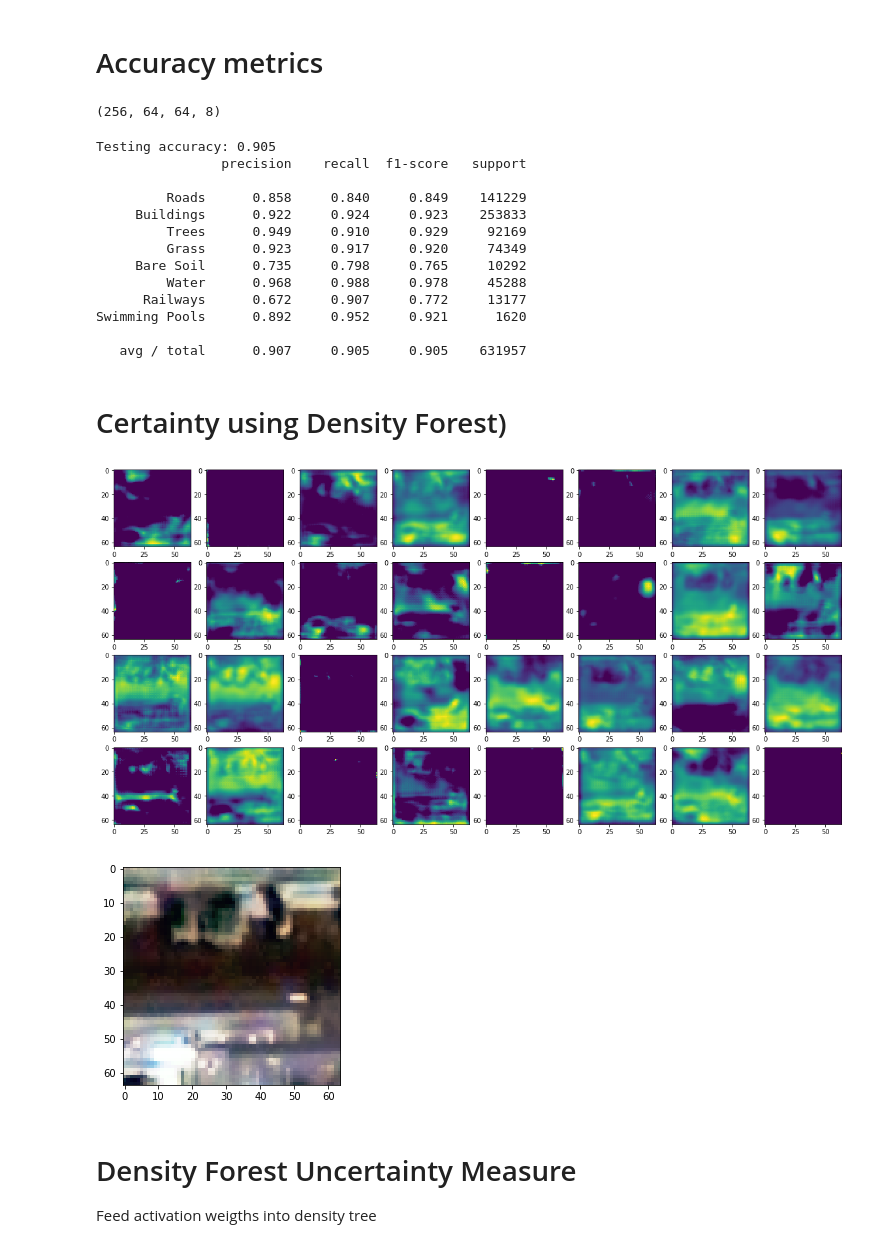
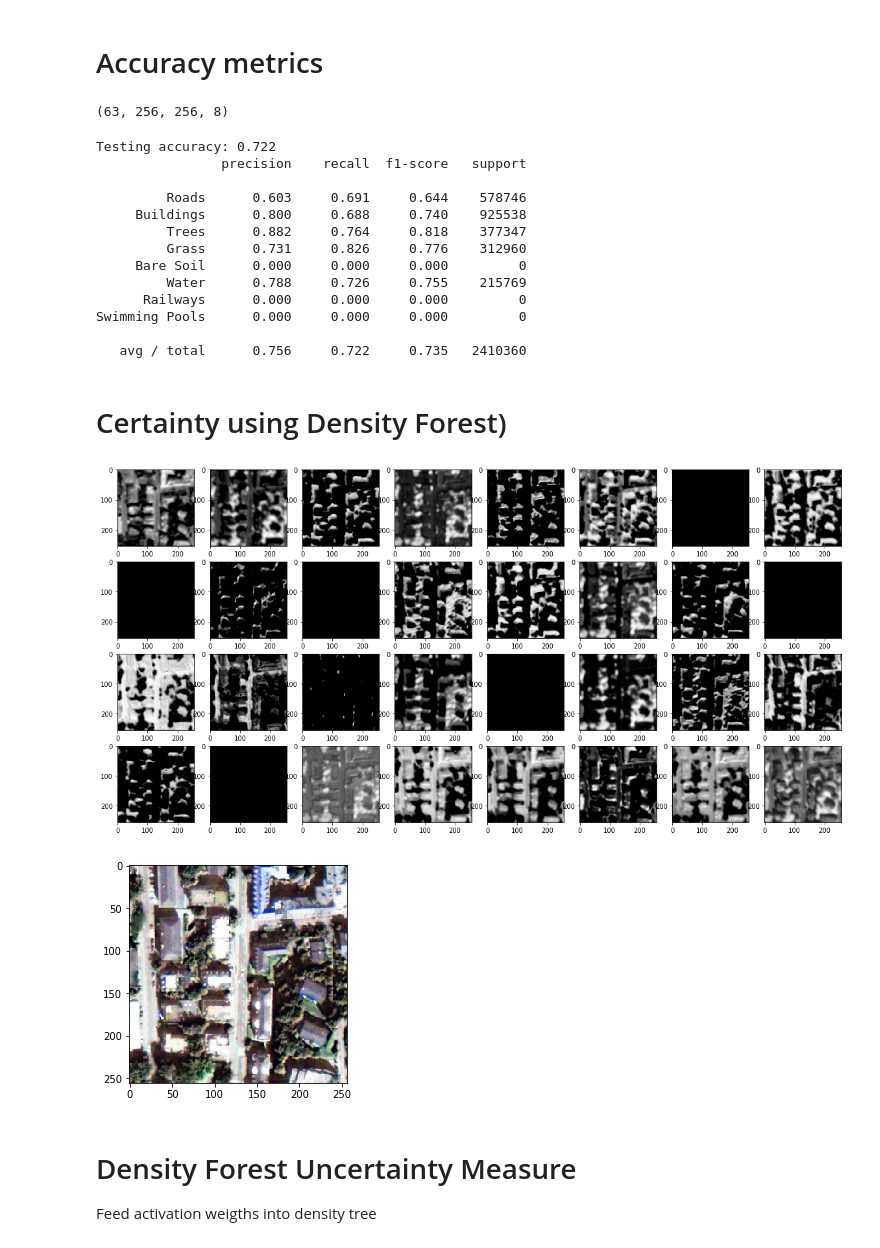
Before and after one commit to CyrilWendl/SIE-Master, a Jupyter notebook: Zurich/Zurich Land Cover Classification.ipynb, the cells around one changed output. Drawn from its saved outputs; the diff is of its cells as text; code cells hidden in the pictures.

```diff
--- a/Zurich/Zurich Land Cover Classification.ipynb
+++ b/Zurich/Zurich Land Cover Classification.ipynb
@@ -226,7 +228,7 @@ def get_gt_patches(images_gt, patch_size = 64):
     #patches = np.concatenate(patches, axis = 0)
     return np.asarray(gt_patches)
 # %%
-patch_size = 64
+patch_size = 256
 im_patches = get_padded_patches(imgs, patch_size = patch_size, window_size = patch_size)
 gt_patches = get_gt_patches(gt, patch_size = patch_size)
 print(im_patches.shape)
@@ -284,10 +286,8 @@ from sklearn.model_selection import train_test_split
 from sklearn.utils import class_weight
 from keras.callbacks import *
 # %%
-x_train_im, x_test_im, y_train_labels_im, y_test_labels_im  = train_test_split(im_patches, gt_patches, test_size=.2, random_state = 42)
-
+x_train_im, x_test, y_train_labels_im, y_test_labels  = train_test_split(im_patches, gt_patches, test_size=.2, random_state = 42)
 x_train_im, x_val_im, y_train_labels_im, y_val_labels_im  = train_test_split(x_train_im, y_train_labels_im, test_size=.25, random_state = 42)
-#x_train_im, x_val_im, y_train_labels_im, y_val_labels_im  = train_test_split(im_patches, gt_patches, test_size=.25, random_state = 42)
 
 labels_unique = np.unique(y_train_labels_im.flatten())
 print(labels_unique)
@@ -319,6 +319,7 @@ n_classes = 9
 # convert to numpy arrays
 x_train = np.asarray(x_train_im)
 x_val = np.asarray(x_val_im)
+x_test = np.asarray(x_test_im)
 
 # make y data categorical
 y_train = to_categorical(y_train_labels_im, n_classes)
@@ -582,8 +583,8 @@ def get_unet(n_classes,input_shape=x_train.shape[1:]):
 
     return model
 # %%
-batch_size = 10
-epochs = 500
+batch_size = 2
+epochs = 300
 
 def model_train(model, data_augmentation = True):
     # Fit the model on the batches generated by datagen.flow().
@@ -715,7 +738,7 @@ plt.show()
 # %%
 y_pred.shape
 # %% [output]
-(256, 64, 64, 8)
+(63, 256, 256, 8)
 # %%
 # Validation accuracy
 # mask background class for evaluation
@@ -729,19 +752,19 @@ print(sklearn.metrics.classification_report(
     target_names=labels[1:],
     digits=3))
 # %% [output]
-Testing accuracy: 0.905
+Testing accuracy: 0.722
                 precision    recall  f1-score   support
 
-         Roads      0.858     0.840     0.849    141229
-     Buildings      0.922     0.924     0.923    253833
-         Trees      0.949     0.910     0.929     92169
-         Grass      0.923     0.917     0.920     74349
-     Bare Soil      0.735     0.798     0.765     10292
-         Water      0.968     0.988     0.978     45288
-      Railways      0.672     0.907     0.772     13177
-Swimming Pools      0.892     0.952     0.921      1620
+         Roads      0.603     0.691     0.644    578746
+     Buildings      0.800     0.688     0.740    925538
+         Trees      0.882     0.764     0.818    377347
+         Grass      0.731     0.826     0.776    312960
+     Bare Soil      0.000     0.000     0.000         0
+         Water      0.788     0.726     0.755    215769
+      Railways      0.000     0.000     0.000         0
+Swimming Pools      0.000     0.000     0.000         0
 
-   avg / total      0.907     0.905     0.905    631957
+   avg / total      0.756     0.722     0.735   2410360
 # %% [markdown]
 # Certainty using Density Forest)
 # %%
@@ -757,18 +780,18 @@ activations = get_activations(model, -2, x_test)
 # %%
 # visualize some activations
 fig, axes = plt.subplots(4,8)
 fig.set_size_inches(20,10)
 for i in range(4):
     for j in range(8):
-        axes[i][j].imshow(activations[im_idx][:,:,i*8+j])
+        axes[i][j].imshow(activations[im_idx][:,:,i*8+j],cmap='Greys_r')
 plt.show()
 
 plt.figure()
 plt.imshow(x_test[im_idx][:,:,:3])
 plt.show()
 # %% [output]
-[figure, old version]
+[figure, new version]
-[figure, old version]
+[figure, new version]
 # %% [markdown]
 # Density Forest Uncertainty Measure
 Feed activation weigths into density tree
```
Also changed, not shown: parts of 11 cells of this notebook.
